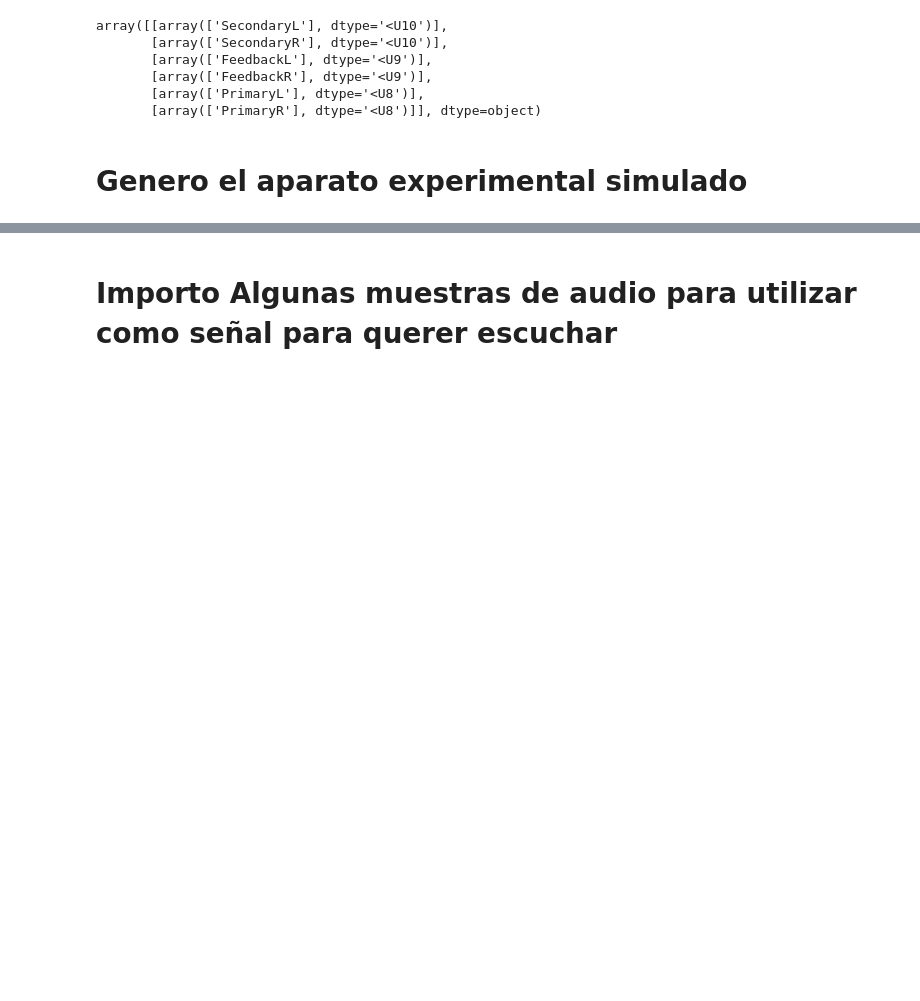
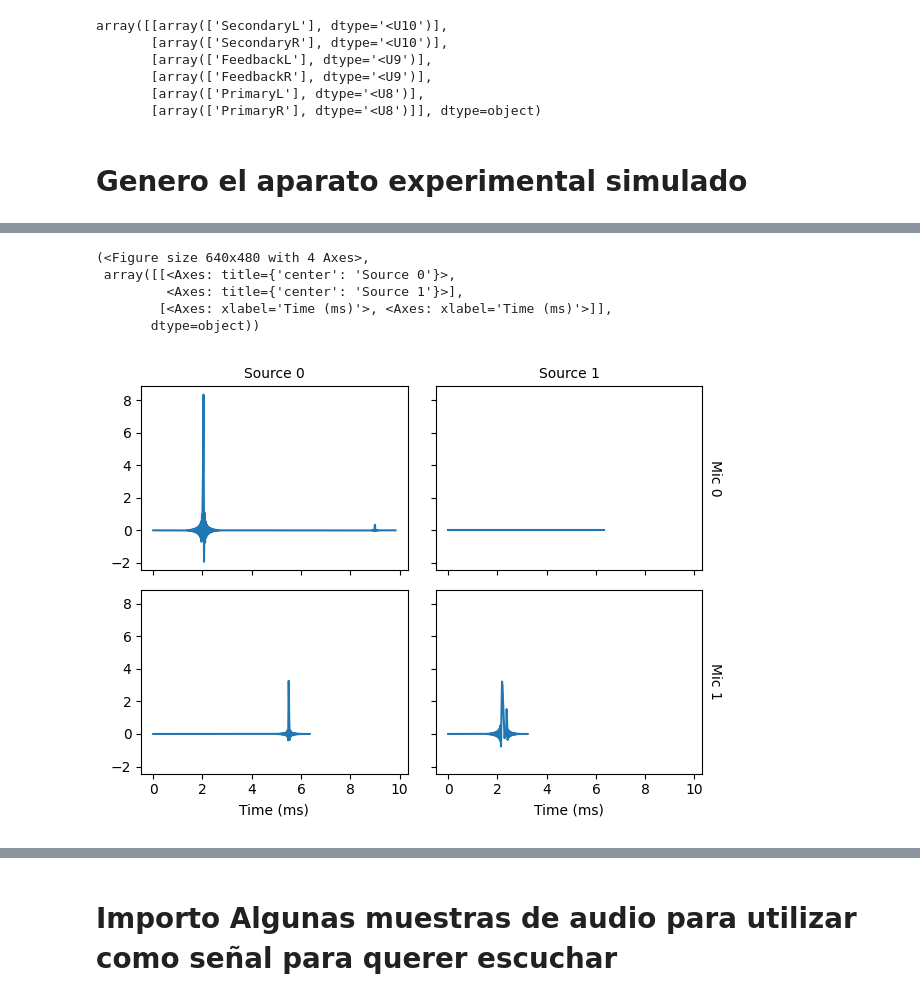
Before and after one commit to GonzaLinares/PASA_Proyecto1, a Jupyter notebook: Demo.ipynb, the cells around one changed output, grey strips where cells are left out. Saved outputs shown, nothing was run; the diff lists cells and outputs as text; code cells hidden in the pictures; blank space fills up the shorter version.

```diff
--- a/Demo.ipynb
+++ b/Demo.ipynb
@@ -52,0 +55,9 @@ array([[array(['SecondaryL'], dtype='<U10')],
+# %%
+room.plot_rir()
+# %% [output]
+(<Figure size 640x480 with 4 Axes>,
+ array([[<Axes: title={'center': 'Source 0'}>,
+         <Axes: title={'center': 'Source 1'}>],
+        [<Axes: xlabel='Time (ms)'>, <Axes: xlabel='Time (ms)'>]],
+       dtype=object))
+[figure, added]
```
Also changed, not shown: parts of 3 cells of this notebook, 1 other file.
